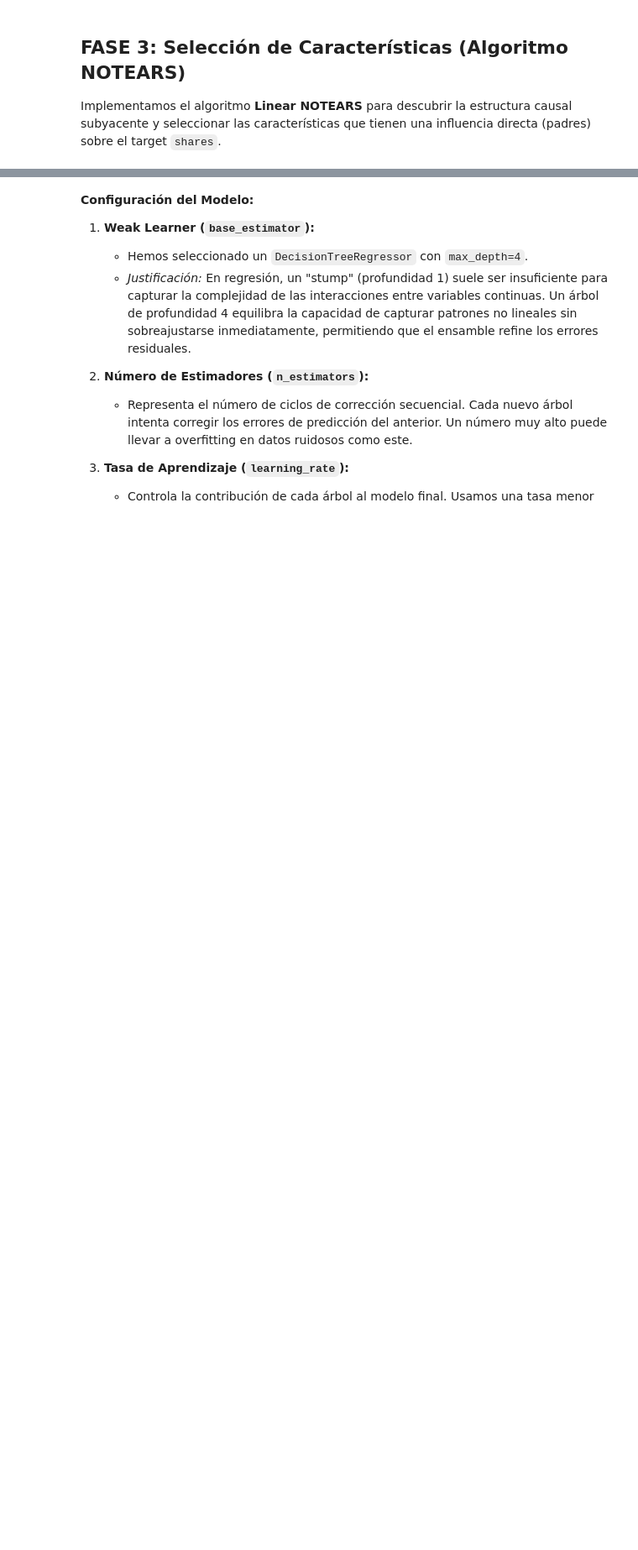
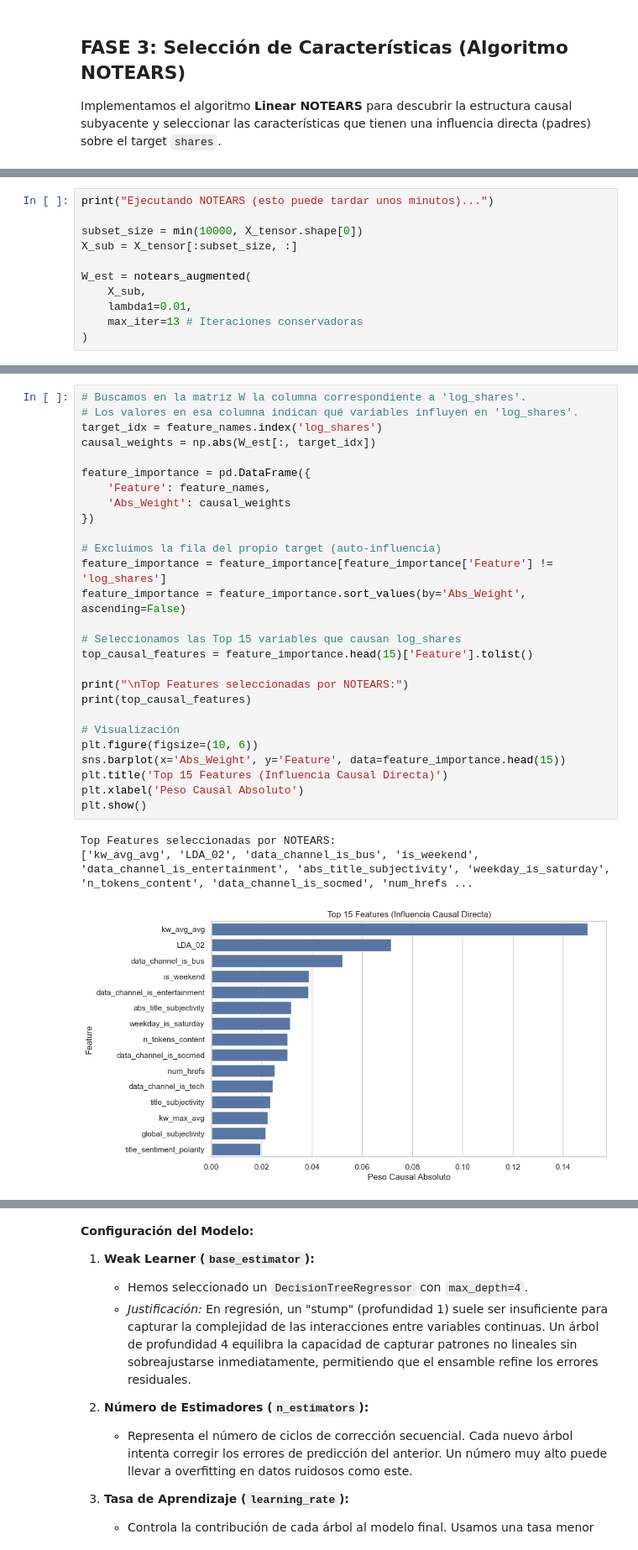
Before and after one commit to AlejandroPinedo/ML2026, a Jupyter notebook: PROYECTO/project_pipeline +NOTEARS.ipynb, the cells around one changed output, grey strips where cells are left out. Shown at 84% size. Saved outputs shown, nothing was run; the diff lists cells and outputs as text; blank space fills up the shorter version.

```diff
--- a/PROYECTO/project_pipeline +NOTEARS.ipynb
+++ b/PROYECTO/project_pipeline +NOTEARS.ipynb
@@ -467,0 +463,11 @@ Dimensiones Train: (27750, 13), Test: (11894, 13)
+# %%
+print("Ejecutando NOTEARS (esto puede tardar unos minutos)...")
+
+subset_size = min(10000, X_tensor.shape[0])
+X_sub = X_tensor[:subset_size, :]
+
+W_est = notears_augmented(
+    X_sub,
+    lambda1=0.01,
+    max_iter=13 # Iteraciones conservadoras
+)
@@ -467,0 +492,31 @@ Dimensiones Train: (27750, 13), Test: (11894, 13)
+# %%
+# Buscamos en la matriz W la columna correspondiente a 'log_shares'.
+# Los valores en esa columna indican qué variables influyen en 'log_shares'.
+target_idx = feature_names.index('log_shares')
+causal_weights = np.abs(W_est[:, target_idx])
+
+feature_importance = pd.DataFrame({
+    'Feature': feature_names,
+    'Abs_Weight': causal_weights
+})
+
+# Excluimos la fila del propio target (auto-influencia)
+feature_importance = feature_importance[feature_importance['Feature'] != 'log_shares']
+feature_importance = feature_importance.sort_values(by='Abs_Weight', ascending=False)
+
+# Seleccionamos las Top 15 variables que causan log_shares
+top_causal_features = feature_importance.head(15)['Feature'].tolist()
+
+print("\nTop Features seleccionadas por NOTEARS:")
+print(top_causal_features)
+
+# Visualización
+plt.figure(figsize=(10, 6))
+sns.barplot(x='Abs_Weight', y='Feature', data=feature_importance.head(15))
+plt.title('Top 15 Features (Influencia Causal Directa)')
+plt.xlabel('Peso Causal Absoluto')
+plt.show()
+# %% [output]
+Top Features seleccionadas por NOTEARS:
+['kw_avg_avg', 'LDA_02', 'data_channel_is_bus', 'is_weekend', 'data_channel_is_entertainment', 'abs_title_subjectivity', 'weekday_is_saturday', 'n_tokens_content', 'data_channel_is_socmed', 'num_hrefs ...
+[figure, added]
```
Also changed, not shown: parts of 27 cells of this notebook, 7 other files.
